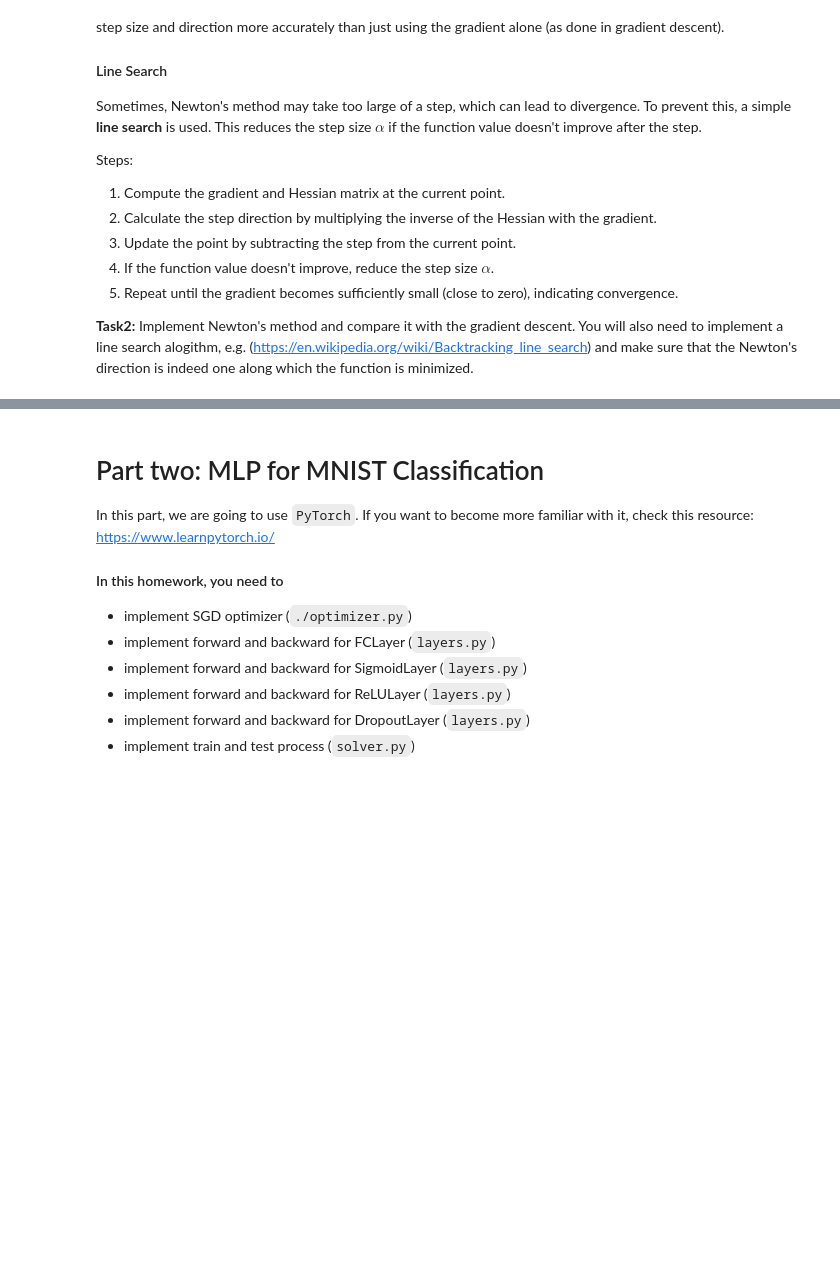
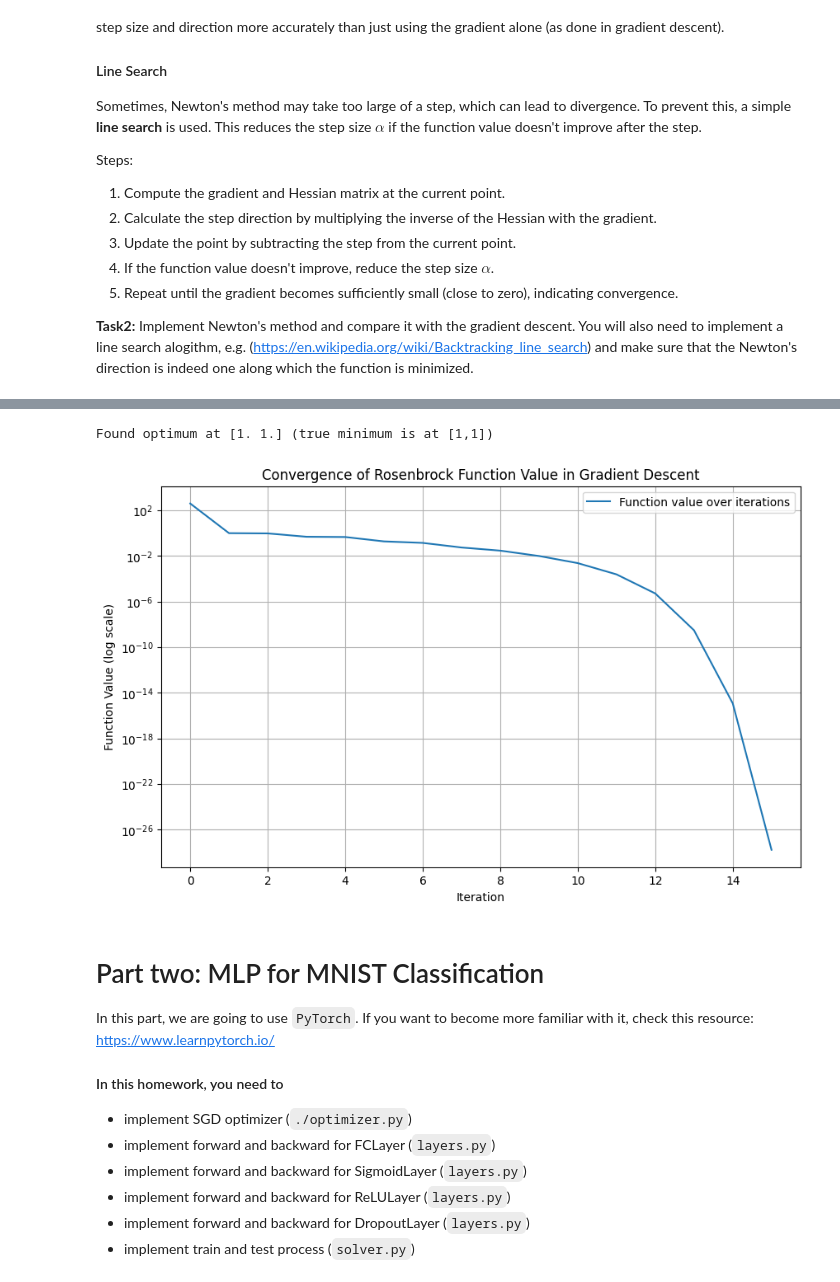
Before and after one commit to Ehsanacc/Deep-Learning-Course, a Jupyter notebook: Assignment 2/hw2_1/hw2_1.ipynb, the cells around one changed output, grey strips where cells are left out. Drawn from its saved outputs; the diff is of its cells as text; code cells hidden in the pictures; blank space fills up the shorter version.

```diff
--- a/Assignment 2/hw2_1/hw2_1.ipynb
+++ b/Assignment 2/hw2_1/hw2_1.ipynb
@@ -126,33 +157,82 @@ print ("Found optimum at %s in %d steps (true minimum is at [1,1])" % (Xopt, len
 # %%
 # Newton's Method
 def Newton(f, theta0, alpha=1, stop_tolerance=1e-10, max_steps=1000000):
     """Performs Newton's optimization method with a simple line search.
 
     Args:
         f: function that when evaluated on a Theta of same dtype and shape as Theta0
             returns a tuple (value, gradient, hessian), where gradient and Hessian
             have the same shape as Theta.
         theta0: starting point.
         alpha: step length for backtracking line search (default is 1).
         stop_tolerance: stop iterations when the norm of the gradient is below this threshold.
         max_steps: maximum number of iterations.
     Returns:
         tuple:
         - theta: optimal Theta after convergence or maximum steps.
         - history: list of tuples (theta, value, gradient) containing the optimization path.
     """
-    theta = theta0
+    theta = np.array(theta0, dtype=float)
     history = []
-    # TODO
+
+    for step in range(max_steps):
+        # Evaluate function, gradient, and Hessian at current theta
+        val, grad, hessian = f(theta)
+
+        # Append the current theta, function value, and gradient to history
+        history.append((theta.copy(), val, grad.copy()))
+
+        # Check if the norm of the gradient is below the stopping tolerance
+        if np.linalg.norm(grad) < stop_tolerance:
+            break
+
+        # Compute the Newton step: -H_inv * grad
+        try:
+            hessian_inv = np.linalg.inv(hessian)
+        except np.linalg.LinAlgError:
+            print("Hessian is singular; cannot invert.")
+            break
+
+        # Newton's step with backtracking line search
+        direction = -hessian_inv @ grad
+        step_size = alpha
+        while True:
+            new_theta = theta + step_size * direction
+            new_val, _, _ = f(new_theta)
+            if new_val < val:
+                break  # Accept step if the function value decreases
+            step_size *= 0.5  # Reduce step size if no decrease in value
+
+        # Update theta for the next iteration
+        theta = new_theta
+
+    return theta, history
 
 
     return theta, history
 
 # Test Newton's method on the Rosenbrock function
 X0 = [0., 2.]  # Initial guess
 Xopt, Xhist = Newton(rosenbrock_hessian, X0)
 
 print("Found optimum at %s (true minimum is at [1,1])" % Xopt)
+
+iterations = list(range(len(Xhist)))
+values = [val for _, val, k in Xhist]
+
+# Plotting the convergence of the function values over iterations
+plt.figure(figsize=(10, 6))
+plt.plot(iterations, values, label="Function value over iterations")
+plt.yscale("log")
+plt.xlabel("Iteration")
+plt.ylabel("Function Value (log scale)")
+plt.title("Convergence of Rosenbrock Function Value in Gradient Descent")
+plt.legend()
+plt.grid(True)
+plt.show()
+# %% [output]
+Found optimum at [1. 1.] (true minimum is at [1,1])
+[figure, added]
 # %% [markdown]
 # Part two: MLP for MNIST Classification
 In this part, we are going to use `PyTorch`. If you want to become more familiar with it, check this resource: https://www.learnpytorch.io/
```
Also changed, not shown: parts of 2 cells of this notebook.
